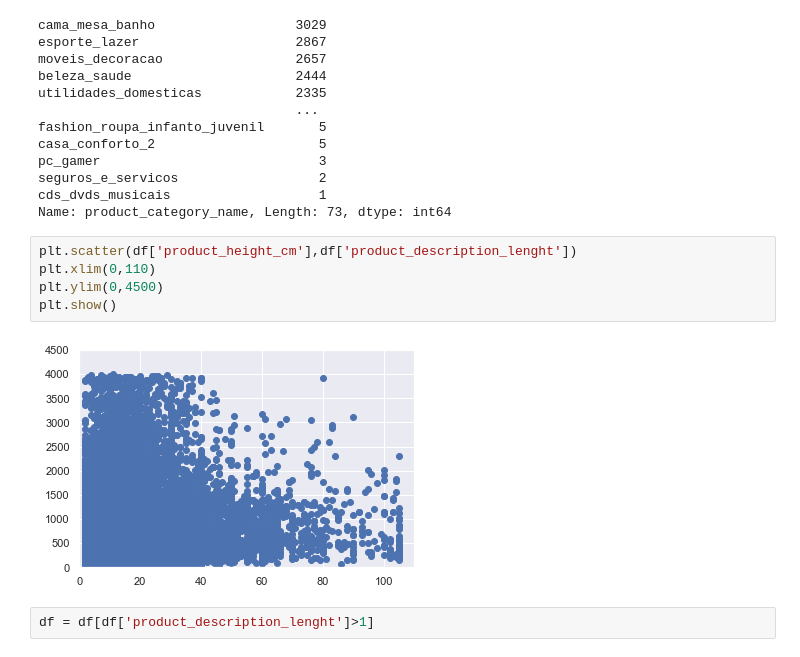
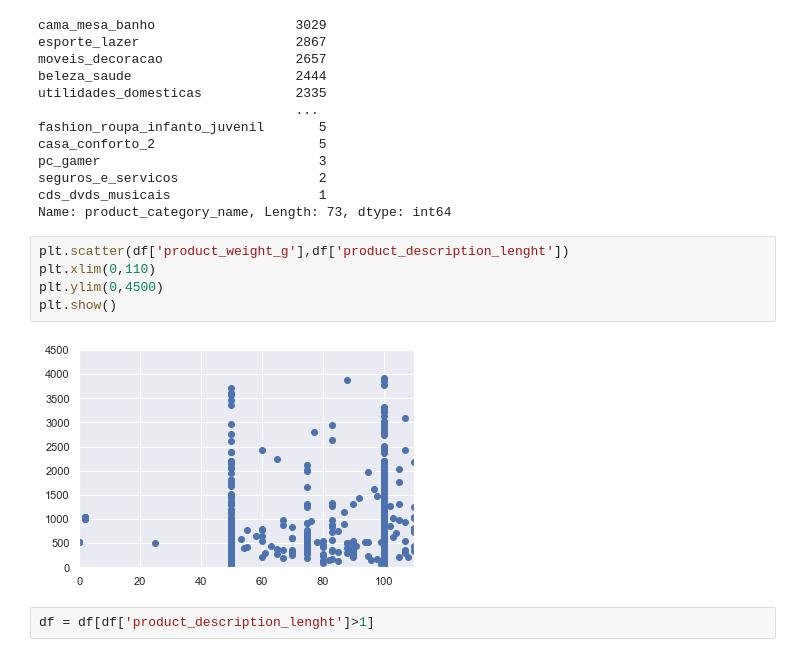
Before and after one commit to ckavana/Project4-clustering, a Jupyter notebook: Project 4 - Clustering.ipynb, the cells around one changed output. Saved outputs shown, nothing was run; the diff lists cells and outputs as text.

```diff
--- a/Project 4 - Clustering.ipynb
+++ b/Project 4 - Clustering.ipynb
@@ -58,12 +58,12 @@ seguros_e_servicos                  2
 cds_dvds_musicais                   1
 Name: product_category_name, Length: 73, dtype: int64
 # %%
-plt.scatter(df['product_height_cm'],df['product_description_lenght'])
+plt.scatter(df['product_weight_g'],df['product_description_lenght'])
 plt.xlim(0,110)
 plt.ylim(0,4500)
 plt.show()
 # %% [output]
-[figure, old version]
+[figure, new version]
 # %%
 df = df[df['product_description_lenght']>1]
 # %%
```
Also changed, not shown: parts of 4 cells of this notebook.
